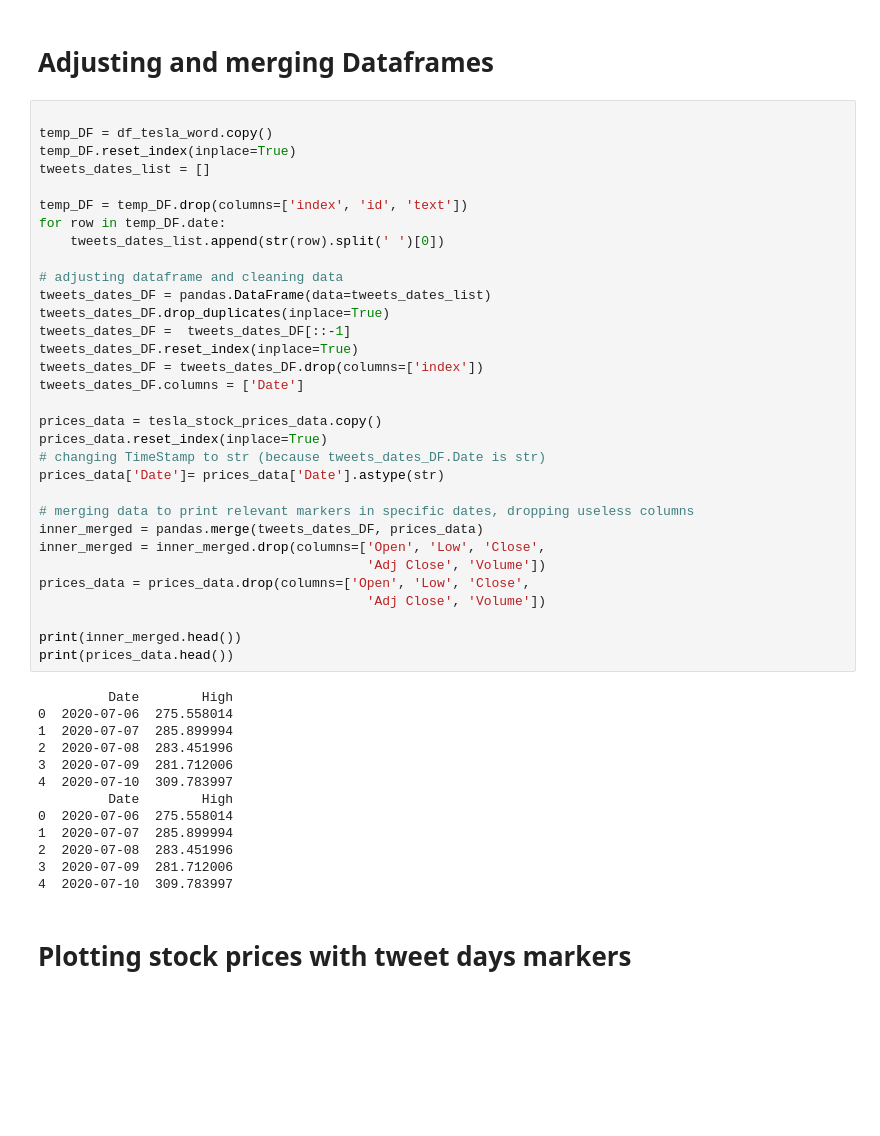
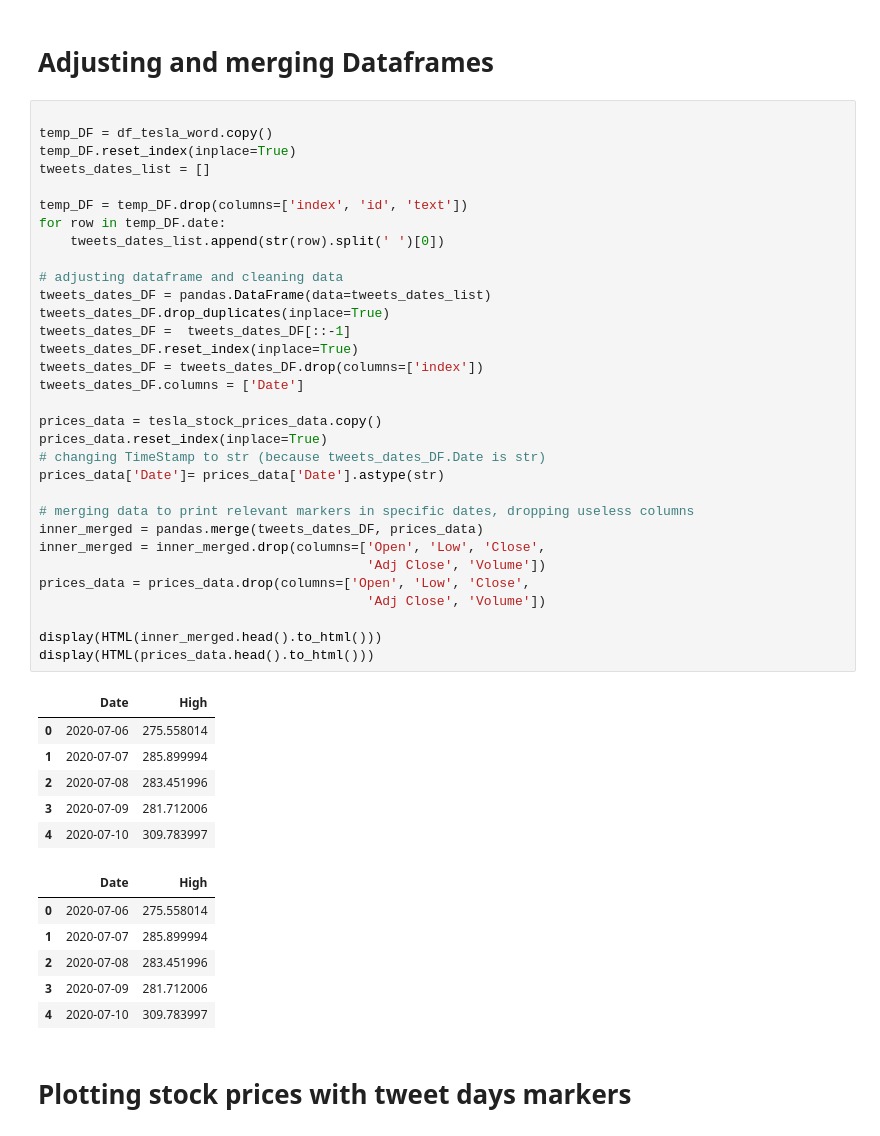
Before and after one commit to fxdx/Tweets-Affecting-Stock-Prices-analysis, a Jupyter notebook: twitter_words_analysis.ipynb, the cells around one changed output. Drawn from its saved outputs; the diff is of its cells as text; blank space fills up the shorter version.

```diff
--- a/twitter_words_analysis.ipynb
+++ b/twitter_words_analysis.ipynb
@@ -261,47 +262,47 @@ tesla_stock_prices_data = yahoofinance.download('TSLA', start=start_date, end=en
 
 temp_DF = df_tesla_word.copy()
 temp_DF.reset_index(inplace=True)
 tweets_dates_list = []
 
 temp_DF = temp_DF.drop(columns=['index', 'id', 'text'])
 for row in temp_DF.date:
     tweets_dates_list.append(str(row).split(' ')[0])
 
 # adjusting dataframe and cleaning data
 tweets_dates_DF = pandas.DataFrame(data=tweets_dates_list)
 tweets_dates_DF.drop_duplicates(inplace=True)
 tweets_dates_DF =  tweets_dates_DF[::-1]
 tweets_dates_DF.reset_index(inplace=True)
 tweets_dates_DF = tweets_dates_DF.drop(columns=['index'])
 tweets_dates_DF.columns = ['Date']
 
 prices_data = tesla_stock_prices_data.copy()
 prices_data.reset_index(inplace=True)
 # changing TimeStamp to str (because tweets_dates_DF.Date is str)
 prices_data['Date']= prices_data['Date'].astype(str)
 
 # merging data to print relevant markers in specific dates, dropping useless columns
 inner_merged = pandas.merge(tweets_dates_DF, prices_data)
 inner_merged = inner_merged.drop(columns=['Open', 'Low', 'Close',
                                           'Adj Close', 'Volume'])
 prices_data = prices_data.drop(columns=['Open', 'Low', 'Close',
                                           'Adj Close', 'Volume'])
 
-print(inner_merged.head())
-print(prices_data.head())
+display(HTML(inner_merged.head().to_html()))
+display(HTML(prices_data.head().to_html()))
 # %% [output]
-         Date        High
-0  2020-07-06  275.558014
-1  2020-07-07  285.899994
-2  2020-07-08  283.451996
-3  2020-07-09  281.712006
-4  2020-07-10  309.783997
-         Date        High
-0  2020-07-06  275.558014
-1  2020-07-07  285.899994
-2  2020-07-08  283.451996
-3  2020-07-09  281.712006
-4  2020-07-10  309.783997
+|  | Date | High |
+| 0 | 2020-07-06 | 275.558014 |
+| 1 | 2020-07-07 | 285.899994 |
+| 2 | 2020-07-08 | 283.451996 |
+| 3 | 2020-07-09 | 281.712006 |
+| 4 | 2020-07-10 | 309.783997 |
+|  | Date | High |
+| 0 | 2020-07-06 | 275.558014 |
+| 1 | 2020-07-07 | 285.899994 |
+| 2 | 2020-07-08 | 283.451996 |
+| 3 | 2020-07-09 | 281.712006 |
+| 4 | 2020-07-10 | 309.783997 |
 # %% [markdown]
 
 # Plotting stock prices with tweet days markers
```
Also changed, not shown: parts of 6 cells of this notebook.
